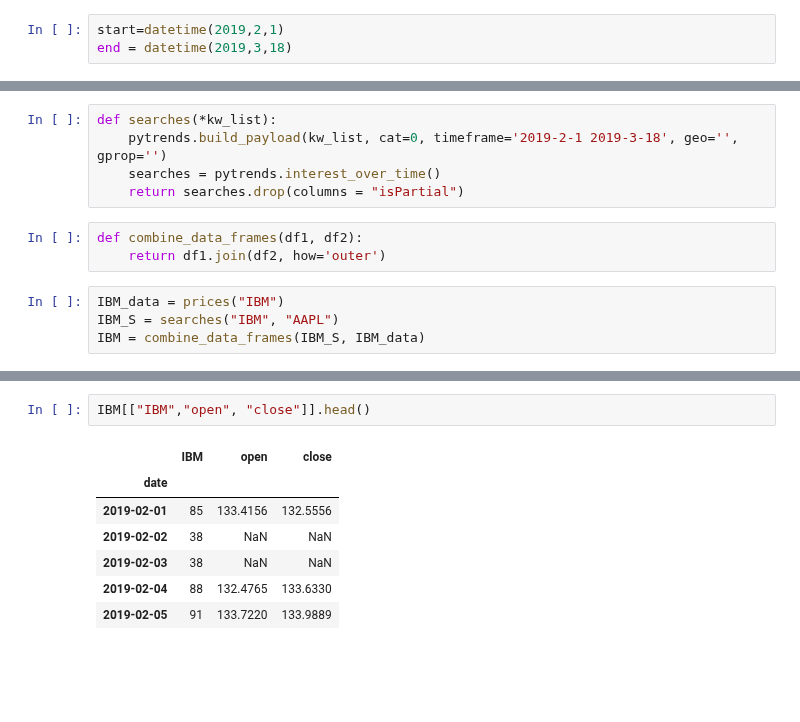
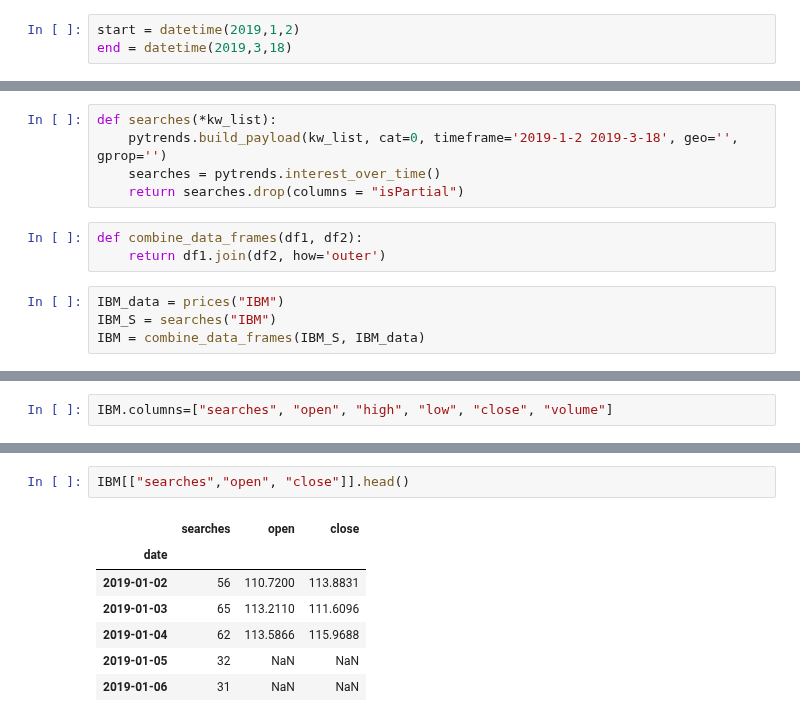
Before and after one commit to NumEconCopenhagen/projects-2019-mk, a Jupyter notebook: dataproject/dataproject/Dataassignment med ændringer.ipynb, the cells around one changed output, grey strips where cells are left out. Saved outputs shown, nothing was run; the diff lists cells and outputs as text; blank space fills up the shorter version.

```diff
--- a/dataproject/dataproject/Dataassignment med ændringer.ipynb
+++ b/dataproject/dataproject/Dataassignment med ændringer.ipynb
@@ -5,7 +7,7 @@ import pandas as pd
 from pytrends.request import TrendReq  #imports pytrends for loading google trends data
 pytrends = TrendReq(hl='en-US', tz=360)
 # %%
-start=datetime(2019,2,1)
+start = datetime(2019,1,2)
 end = datetime(2019,3,18)
 # %%
 def prices(name, start=start, end=end):
@@ -13,7 +15,7 @@ def prices(name, start=start, end=end):
     return pandas_datareader.iex.daily.IEXDailyReader(name, start, end).read()
 # %%
 def searches(*kw_list):
-    pytrends.build_payload(kw_list, cat=0, timeframe='2019-2-1 2019-3-18', geo='', gprop='')
+    pytrends.build_payload(kw_list, cat=0, timeframe='2019-1-2 2019-3-18', geo='', gprop='')
     searches = pytrends.interest_over_time()
     return searches.drop(columns = "isPartial")
 # %%
@@ -21,7 +23,7 @@ def combine_data_frames(df1, df2):
     return df1.join(df2, how='outer')
 # %%
 IBM_data = prices("IBM")
-IBM_S = searches("IBM", "AAPL")
+IBM_S = searches("IBM")
 IBM = combine_data_frames(IBM_S, IBM_data)
 # %%
 IBM.head()
@@ -35,0 +38,2 @@ IBM.head()
+# %%
+IBM.columns=["searches", "open", "high", "low", "close", "volume"]
@@ -36,10 +59,10 @@ IBM.head()
 # %%
-IBM[["IBM","open", "close"]].head()
+IBM[["searches","open", "close"]].head()
 # %% [output]
-|  | IBM | open | close |
+|  | searches | open | close |
 | date |  |  |  |
-| 2019-02-01 | 85 | 133.4156 | 132.5556 |
-| 2019-02-02 | 38 | NaN | NaN |
-| 2019-02-03 | 38 | NaN | NaN |
-| 2019-02-04 | 88 | 132.4765 | 133.6330 |
-| 2019-02-05 | 91 | 133.7220 | 133.9889 |
+| 2019-01-02 | 56 | 110.7200 | 113.8831 |
+| 2019-01-03 | 65 | 113.2110 | 111.6096 |
+| 2019-01-04 | 62 | 113.5866 | 115.9688 |
+| 2019-01-05 | 32 | NaN | NaN |
+| 2019-01-06 | 31 | NaN | NaN |
```
Also changed, not shown: parts of 19 cells of this notebook.
